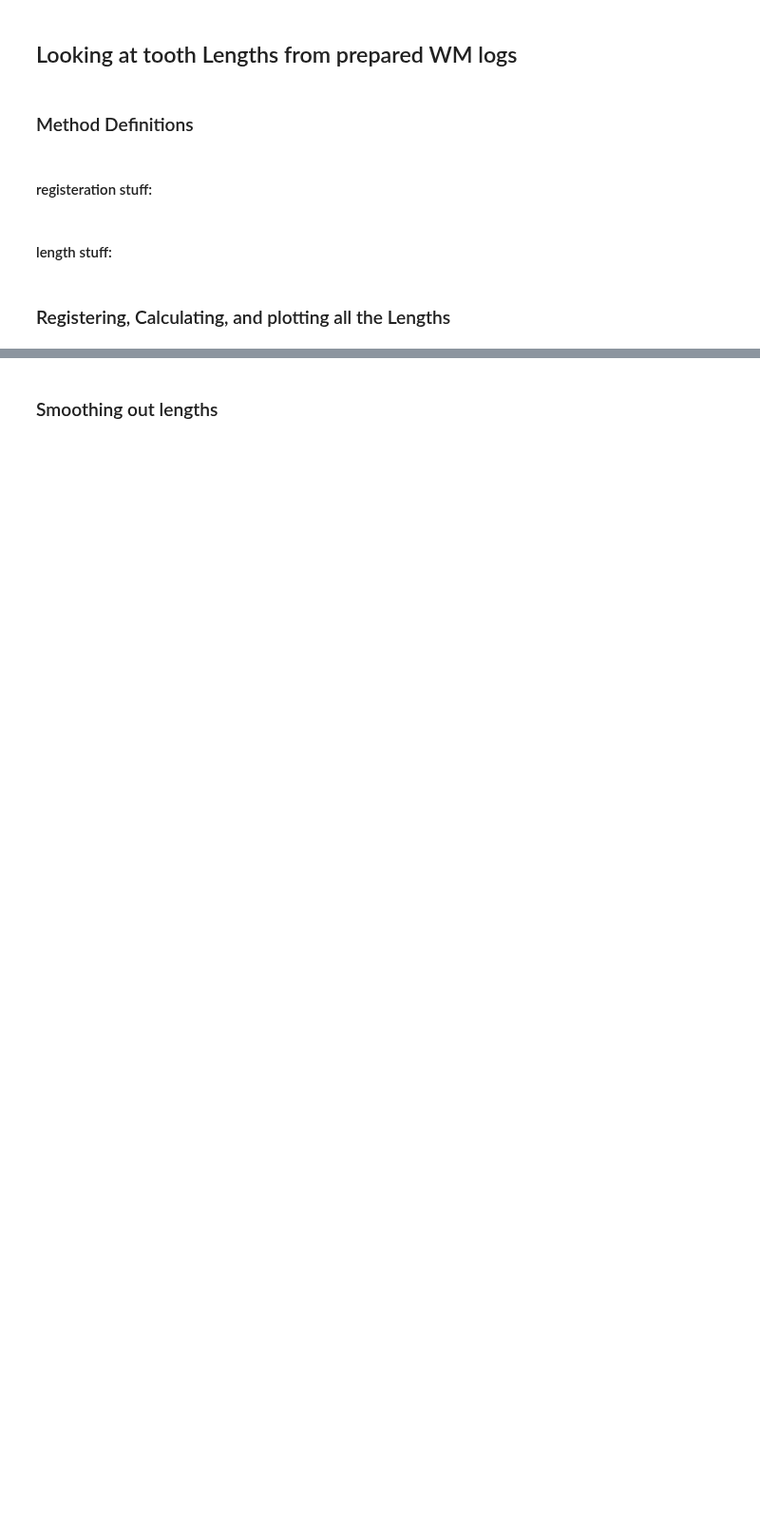
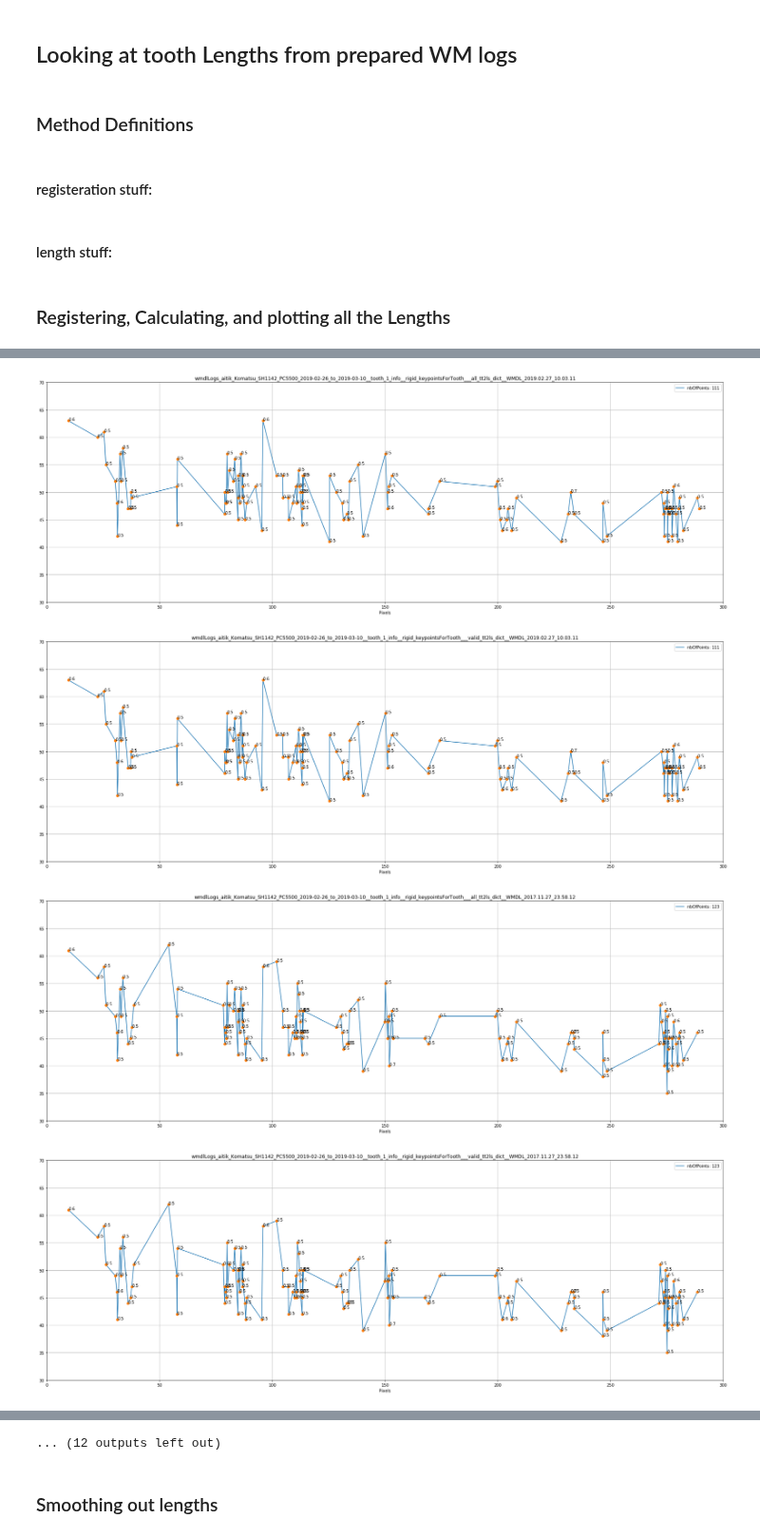
Before and after one commit to hooman67/poseEstimation, a Jupyter notebook: hsWM_algoDev.ipynb, the cells around one changed output, grey strips where cells are left out. Shown at 95% size. Drawn from its saved outputs; the diff is of its cells as text; code cells hidden in the pictures; blank space fills up the shorter version.

```diff
--- a/hsWM_algoDev.ipynb
+++ b/hsWM_algoDev.ipynb
@@ -2805,14 +2811,14 @@ numberOfTeeth = NUMBER_OF_TEETH
 listOfRegTypes = ['rigid_keypointsForTooth_']
 #, 'affine_keypointsForTooth_', , 'rigid_keypointsForTooth_', 'keypointsForTooth_'
 
-listOfLengthTypes = ['all_tt2ls_dict']
+listOfLengthTypes = ['all_tt2ls_dict', 'valid_tt2ls_dict']
 #['all_tt2ls_dict', 'valid_tt2ls_dict','tt2_ref_ls', 'all_times_list', 'landmarks', 'all_ls2cl_dict', 'all_le2bk_dict','all_cl2bk_dict','all_le2cl_dict','all_ls2le_dict','all_ls2bk_dict','all_ls2cl_dict','all_le2bk_dict','all_cl2bk_dict','all_le2cl_dict','all_ls2le_dict', 'all_ls2bk_dict']
 
 
-minAllowedConfidence = 0.7  #1 to 5 for conf1 --- 0-1 for conf 2 and 3
+minAllowedConfidence = 0.0  #1 to 5 for conf1 --- 0-1 for conf 2 and 3
 filterBasedOnConf = 2    # 1 for conf1 2 for conf2, 3 for logConf
 
-listOfReferences2PlotFor = ['WMDL_2018.09.11_06.21.57'] # ['WMDL_2019.02.27_10.03.11'] #['WMDL_2018.09.11_06.21.57'] #references2use for cable
+listOfReferences2PlotFor = ['WMDL_2019.02.27_10.03.11', 'WMDL_2017.11.27_23.58.12'] # ['WMDL_2019.02.27_10.03.11'] #['WMDL_2018.09.11_06.21.57'] #references2use for cable
 
 for resKey in lengthsAndLandmarksDict.keys():
 
@@ -2875,31 +2881,37 @@ for resKey in lengthsAndLandmarksDict.keys():
 
                         plt.figure(figsize=(30,10))
                         #plt.axis([0, 130, 10, 50])
                         #plt.axis([0, 70, 30, 60])
 
-                        plt.axis([0, 250, 10, 50]) # for cable GT
+                        #plt.axis([0, 250, 10, 50]) # for cable GT
 
                         #plt.axis([0, 300, 50, 90])#for Hyd GT
+                        plt.axis([0, 300,30, 70])#for Hyd PRED
                         ax = plt.axes()
                         ax.grid()
 
                         plt.xlabel('Hours')
                         plt.xlabel('Pixels')
 
                         plotTitle = str(resKey + '__' + str(toothNbKey) + '__' + regTypeKeyWord + '__' + infoKey + '__'+ refKey)
                         plt.title(plotTitle)
 
                         plt.plot(selectedTimes, selectedLengths, label='nbOfPoints: ' + str(len(selectedLengths)))
 
                         plt.plot(selectedTimes, selectedLengths,'o')
 
 
 
                         for i in range(len(selectedTimes)):
                             ax.annotate( round(selectedConfidence[i], 1), (selectedTimes[i], selectedLengths[i]) )
 
 
 
                         ax.legend()
 
                         plt.savefig(path2savePlots + plotTitle + '.png')
+# %% [output]
+[figure, added]
+[figure, added]
+[figure, added]
+[figure, added]
@@ -2906,3 +2926,4 @@ for resKey in lengthsAndLandmarksDict.keys():
+... (12 outputs left out)
 # %% [markdown]
 ### Smoothing out lengths
 # %%
```
Also changed, not shown: parts of 26 cells of this notebook, 4 other files.
